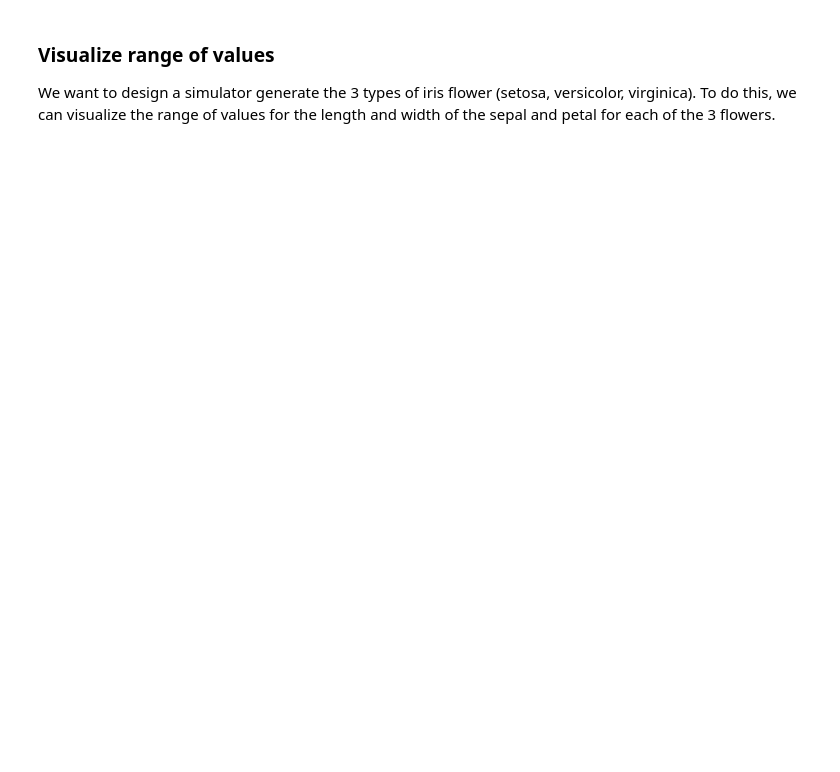
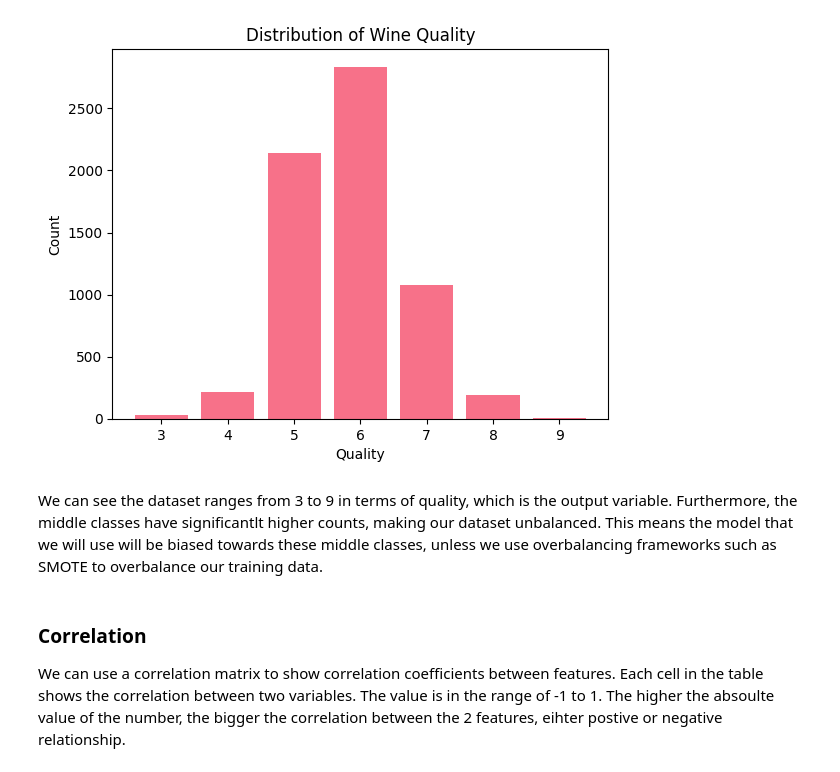
Before and after one commit to Lukox/KTH-ID2223, a Jupyter notebook: Lab1/Task2/wine-eda-and-backfill-feature-group.ipynb, the cells around one changed output. Saved outputs shown, nothing was run; the diff lists cells and outputs as text; code cells hidden in the pictures; blank space fills up the shorter version.

```diff
--- a/Lab1/Task2/wine-eda-and-backfill-feature-group.ipynb
+++ b/Lab1/Task2/wine-eda-and-backfill-feature-group.ipynb
@@ -49,5 +172,15 @@ Let's look at our iris flower - the distribution and range of values for the 4 d
+# %%
+quality_counts = wine_df['quality'].value_counts().sort_index()
+plt.bar(quality_counts.index, quality_counts.values)
+plt.xlabel('Quality')
+plt.ylabel('Count')
+plt.title('Distribution of Wine Quality')
+plt.show()
+# %% [output]
+[figure, added]
+# %% [markdown]
+We can see the dataset ranges from 3 to 9 in terms of quality, which is the output variable. Furthermore, the middle classes have significantlt higher counts, making our dataset unbalanced. This means the model that we will use will be biased towards these middle classes, unless we use overbalancing frameworks such as SMOTE to overbalance our training data.
 # %% [markdown]
-### Visualize range of values
+### Correlation
 
-We want to design a simulator generate the 3 types of iris flower (setosa, versicolor, virginica).
-To do this, we can visualize the range of values for the length and width of the sepal and petal for each of the 3 flowers.
+We can use a correlation matrix to show correlation coefficients between features. Each cell in the table shows the correlation between two variables. The value is in the range of -1 to 1. The higher the absoulte value of the number, the bigger the correlation between the 2 features, eihter postive or negative relationship.
```
Also changed, not shown: parts of 31 cells of this notebook.
